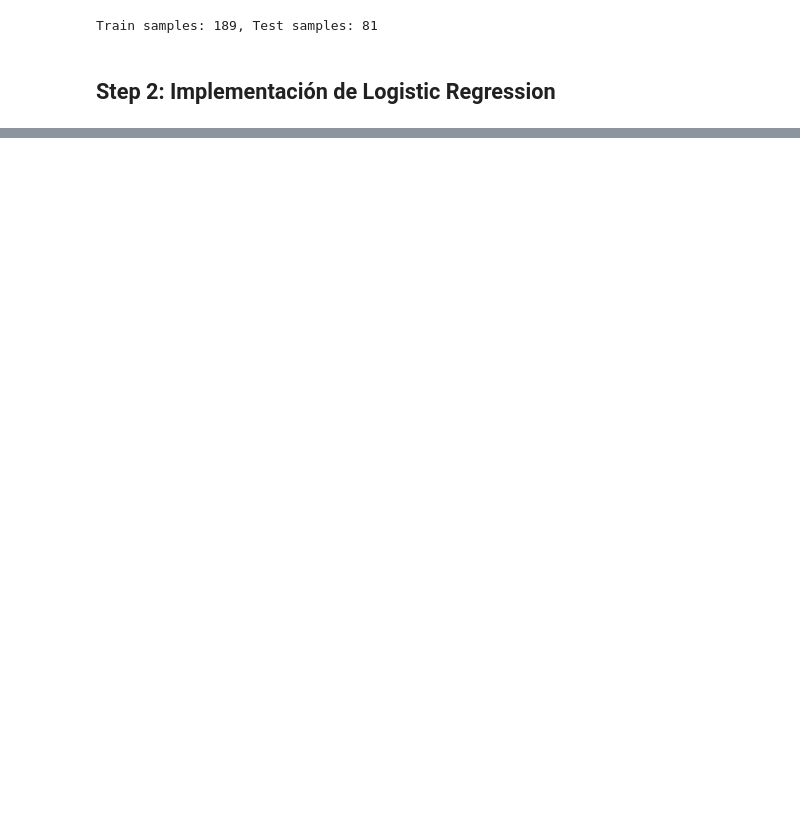
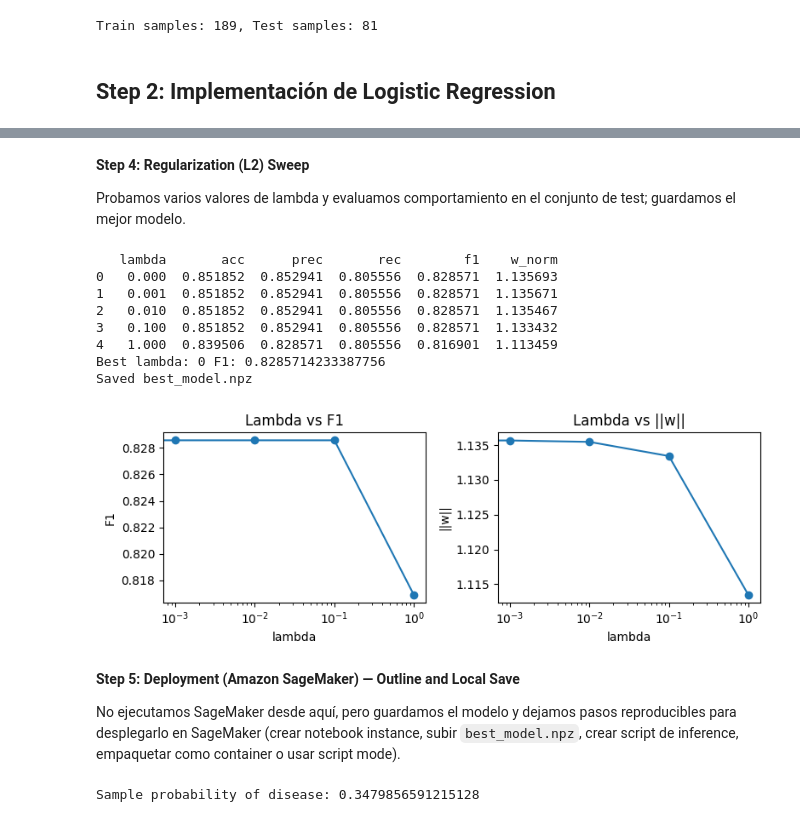
Before and after one commit to tomasote572/TDSE_Logistic_Regression_Homework, a Jupyter notebook: cuaderno1.ipynb, the cells around one changed output, grey strips where cells are left out. Drawn from its saved outputs; the diff is of its cells as text; code cells hidden in the pictures; blank space fills up the shorter version.

```diff
--- a/cuaderno1.ipynb
+++ b/cuaderno1.ipynb
@@ -169,0 +226,77 @@ Test metrics  (Acc, Prec, Rec, F1): (0.8518518518518519, 0.8529411762197232, 0.8
+# %% [markdown]
+**Step 4: Regularization (L2) Sweep**
+
+Probamos varios valores de lambda y evaluamos comportamiento en el conjunto de test; guardamos el mejor modelo.
+# %%
+lambdas = [0, 0.001, 0.01, 0.1, 1]
+results = []
+for lam in lambdas:
+    w0 = np.zeros((X_train.shape[1],1))
+    b0 = 0
+    w_l, b_l, costs_l = gradient_descent(X_train, y_train, w0, b0, alpha=0.01, num_iters=1000, lam=lam)
+    y_test_p = predict(X_test, w_l, b_l)
+    acc, prec, rec, f1 = compute_metrics(y_test, y_test_p)
+    w_norm = np.linalg.norm(w_l)
+    results.append({'lam':lam, 'acc':acc, 'prec':prec, 'rec':rec, 'f1':f1, 'w_norm':w_norm, 'w':w_l, 'b':b_l, 'costs':costs_l})
+
+import pandas as pd
+df_results = pd.DataFrame([{'lambda':r['lam'], 'acc':r['acc'], 'prec':r['prec'], 'rec':r['rec'], 'f1':r['f1'], 'w_norm':r['w_norm']} for r in results])
+print(df_results)
+# Seleccionar mejor lambda por F1
+best = max(results, key=lambda r: r['f1'])
+print('Best lambda:', best['lam'], 'F1:', best['f1'])
+# Guardar mejor modelo y parámetros de normalización
+np.savez('best_model.npz', w=best['w'], b=best['b'], mu=mu, sigma=sigma, features=features)
+print('Saved best_model.npz')
+
+# Plot lambda vs f1 and w_norm
+plt.figure(figsize=(8,3))
+plt.subplot(1,2,1)
+plt.plot([r['lam'] for r in results], [r['f1'] for r in results], marker='o')
+plt.xscale('log')
+plt.xlabel('lambda')
+plt.ylabel('F1')
+plt.title('Lambda vs F1 (puntuación F1)')
+plt.subplot(1,2,2)
+plt.plot([r['lam'] for r in results], [r['w_norm'] for r in results], marker='o')
+plt.xscale('log')
+plt.xlabel('lambda')
+plt.ylabel('||w||')
+plt.title('Lambda vs ||w|| (norma de w)')
+plt.tight_layout()
+plt.show()
+# %% [output]
+   lambda       acc      prec       rec        f1    w_norm
+0   0.000  0.851852  0.852941  0.805556  0.828571  1.135693
+1   0.001  0.851852  0.852941  0.805556  0.828571  1.135671
+2   0.010  0.851852  0.852941  0.805556  0.828571  1.135467
+3   0.100  0.851852  0.852941  0.805556  0.828571  1.133432
+4   1.000  0.839506  0.828571  0.805556  0.816901  1.113459
+Best lambda: 0 F1: 0.8285714233387756
+Saved best_model.npz
+[figure, added]
+# %% [markdown]
+**Step 5: Deployment (Amazon SageMaker) — Outline and Local Save**
+
+No ejecutamos SageMaker desde aquí, pero guardamos el modelo y dejamos pasos reproducibles para desplegarlo en SageMaker (crear notebook instance, subir `best_model.npz`, crear script de inference, empaquetar como container o usar script mode).
+# %%
+# Cargar el modelo guardado y probar una predicción local
+data = np.load('best_model.npz', allow_pickle=True)
+w_best = data['w']
+b_best = float(data['b'])
+mu = data['mu']
+sigma = data['sigma']
+features_saved = data['features']
+
+def predict_prob_single(sample_dict, features_list, w, b, mu, sigma):
+    x = np.array([sample_dict[f] for f in features_list], dtype=float)
+    x_norm = (x - mu) / sigma
+    prob = sigmoid(x_norm.reshape(1,-1) @ w + b)[0,0]
+    return prob
+
+# Ejemplo de uso
+sample = {'Age':60, 'Cholesterol':300, 'RestingBP':140, 'MaxHR':150, 'Oldpeak':1.0, 'CA':0}
+prob = predict_prob_single(sample, features, w_best, b_best, mu, sigma)
+print('Sample probability of disease:', prob)
+# %% [output]
+Sample probability of disease: 0.3479856591215128
```
Also changed, not shown: parts of 8 cells of this notebook, 7 other files.
